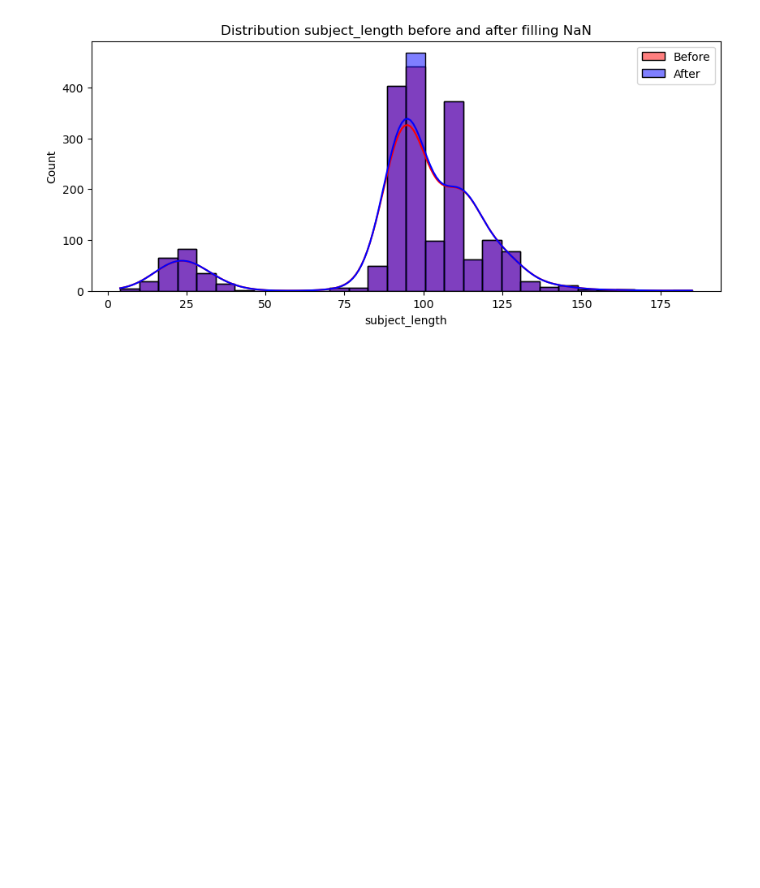
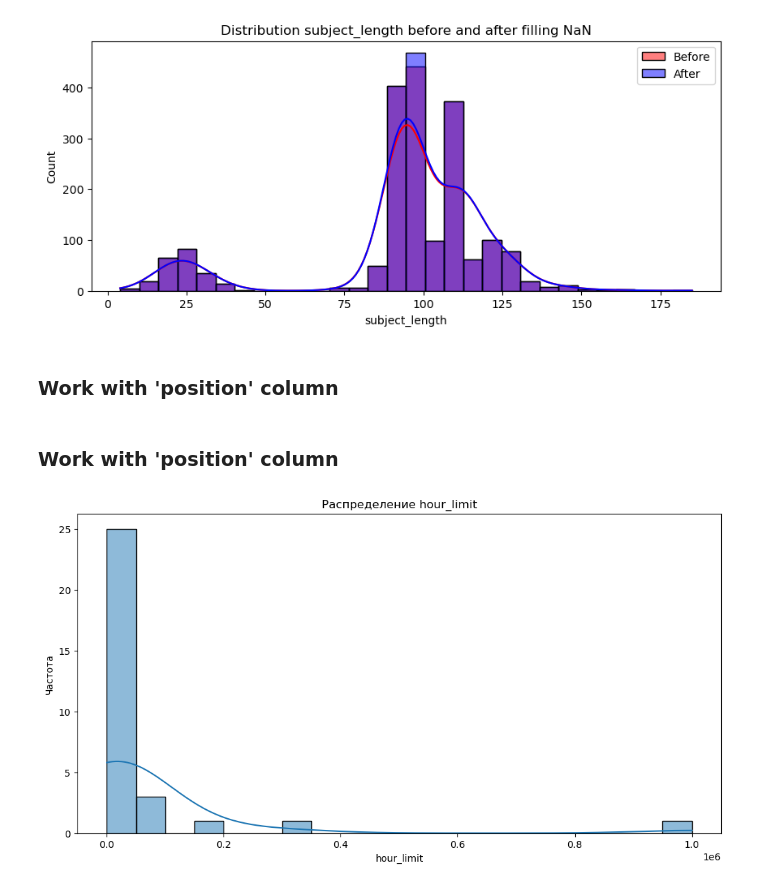
Before and after one commit to dadaxonEnigma/Big-Data-Course, a Jupyter notebook: Assignment 2/campaigns.ipynb, the cells around one changed output. Saved outputs shown, nothing was run; the diff lists cells and outputs as text; code cells hidden in the pictures; blank space fills up the shorter version.

```diff
--- a/Assignment 2/campaigns.ipynb
+++ b/Assignment 2/campaigns.ipynb
@@ -200,3 +203,27 @@ plt.title("Distribution subject_length before and after filling NaN")
 plt.show()
 # %% [output]
 [figure]
+# %%
+subject_columns = [
+    'subject_with_personalization', 'subject_with_deadline', 'subject_with_emoji',
+    'subject_with_bonuses', 'subject_with_discount', 'subject_with_saleout'
+]
+
+campaigns_df[subject_columns] = campaigns_df[subject_columns].astype('boolean').fillna(False)
+# %% [markdown]
+### Work with 'position' column
+# %%
+campaigns_df.loc[campaigns_df['campaign_type'].isin(['bulk', 'transactional']), 'position'] = 0
+campaigns_df['position'] = campaigns_df.groupby('campaign_type')['position'].transform(lambda x: x.fillna(x.median()))
+# %% [markdown]
+### Work with 'position' column
+# %%
+# Строим гистограмму для 'hour_limit'
+plt.figure(figsize=(12, 6))
+sns.histplot(campaigns_df['hour_limit'], kde=True, bins=20)
+plt.title('Распределение hour_limit')
+plt.xlabel('hour_limit')
+plt.ylabel('Частота')
+plt.show()
+# %% [output]
+[figure, added]
```
Also changed, not shown: parts of 14 cells of this notebook.
